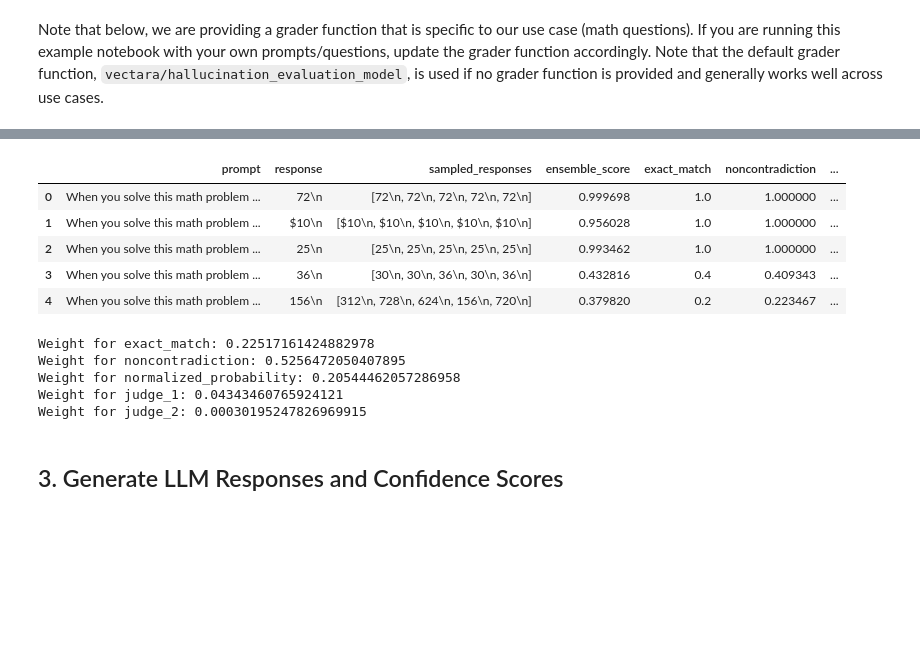
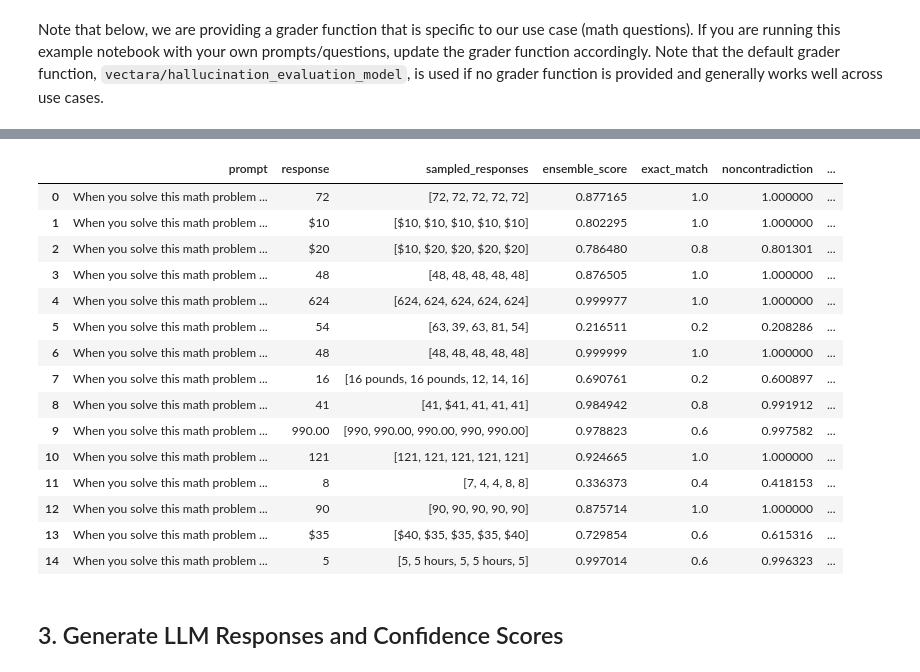
Before and after one commit to nklswld/uqlm, a Jupyter notebook: examples/ensemble_tuning_demo.ipynb, the cells around one changed output, grey strips where cells are left out. Cells and saved outputs as stored; diff of their text form; code cells hidden in the pictures; blank space fills up the shorter version.

```diff
--- a/examples/ensemble_tuning_demo.ipynb
+++ b/examples/ensemble_tuning_demo.ipynb
@@ -126,7 +126,7 @@ gpt = AzureChatOpenAI(
     deployment_name="gpt-4o",
     openai_api_type="azure",
     openai_api_version="2024-02-15-preview",
-    temperature=1,  # User to set temperature
+    temperature=1
 )
 # %%
 # import sys
@@ -274,16 +274,16 @@ scorers = [
     "exact_match",  # Measures proportion of candidate responses that match original response (black-box)
     "noncontradiction",  # mean non-contradiction probability between candidate responses and original response (black-box)
     "normalized_probability",  # length-normalized joint token probability (white-box)
-    gemini,  # LLM-as-a-judge (self)
-    gpt,  # LLM-as-a-judge (separate LLM)
+    gpt,  # LLM-as-a-judge (self)
+    gemini,  # LLM-as-a-judge (separate LLM)
 ]
 
 uqe = UQEnsemble(
-    llm=gemini,
+    llm=gpt,
     device=device,
-    max_calls_per_min=175,
+    max_calls_per_min=200,
     # postprocessor=math_postprocessor,
-    use_n_param=False,  # Set True if using AzureChatOpenAI for faster generation
+    use_n_param=False,  # Set True if using AzureChatOpenAI or ChatOpenAI for faster generation
     scorers=scorers,
 )
 # %% [output]
@@ -347,22 +358,23 @@ Optimizing threshold with grid search...
 # %%
 result_df = tune_results.to_df()
-result_df.head()
+result_df.head(15)
 # %% [output]
 |  | prompt | response | sampled_responses | ensemble_score | exact_match | noncontradiction | ... |
-| 0 | When you solve this math problem ... | 72\n | [72\n, 72\n, 72\n, 72\n, 72\n] | 0.999698 | 1.0 | 1.000000 | ... |
-| 1 | When you solve this math problem ... | $10\n | [$10\n, $10\n, $10\n, $10\n, $10\n] | 0.956028 | 1.0 | 1.000000 | ... |
-| 2 | When you solve this math problem ... | 25\n | [25\n, 25\n, 25\n, 25\n, 25\n] | 0.993462 | 1.0 | 1.000000 | ... |
-| 3 | When you solve this math problem ... | 36\n | [30\n, 30\n, 36\n, 30\n, 36\n] | 0.432816 | 0.4 | 0.409343 | ... |
-| 4 | When you solve this math problem ... | 156\n | [312\n, 728\n, 624\n, 156\n, 720\n] | 0.379820 | 0.2 | 0.223467 | ... |
+| 0 | When you solve this math problem ... | 72 | [72, 72, 72, 72, 72] | 0.877165 | 1.0 | 1.000000 | ... |
+| 1 | When you solve this math problem ... | $10 | [$10, $10, $10, $10, $10] | 0.802295 | 1.0 | 1.000000 | ... |
+| 2 | When you solve this math problem ... | $20 | [$10, $20, $20, $20, $20] | 0.786480 | 0.8 | 0.801301 | ... |
+| 3 | When you solve this math problem ... | 48 | [48, 48, 48, 48, 48] | 0.876505 | 1.0 | 1.000000 | ... |
+| 4 | When you solve this math problem ... | 624 | [624, 624, 624, 624, 624] | 0.999977 | 1.0 | 1.000000 | ... |
+| 5 | When you solve this math problem ... | 54 | [63, 39, 63, 81, 54] | 0.216511 | 0.2 | 0.208286 | ... |
+| 6 | When you solve this math problem ... | 48 | [48, 48, 48, 48, 48] | 0.999999 | 1.0 | 1.000000 | ... |
+| 7 | When you solve this math problem ... | 16 | [16 pounds, 16 pounds, 12, 14, 16] | 0.690761 | 0.2 | 0.600897 | ... |
+| 8 | When you solve this math problem ... | 41 | [41, $41, 41, 41, 41] | 0.984942 | 0.8 | 0.991912 | ... |
+| 9 | When you solve this math problem ... | 990.00 | [990, 990.00, 990.00, 990, 990.00] | 0.978823 | 0.6 | 0.997582 | ... |
+| 10 | When you solve this math problem ... | 121 | [121, 121, 121, 121, 121] | 0.924665 | 1.0 | 1.000000 | ... |
+| 11 | When you solve this math problem ... | 8 | [7, 4, 4, 8, 8] | 0.336373 | 0.4 | 0.418153 | ... |
+| 12 | When you solve this math problem ... | 90 | [90, 90, 90, 90, 90] | 0.875714 | 1.0 | 1.000000 | ... |
+| 13 | When you solve this math problem ... | $35 | [$40, $35, $35, $35, $40] | 0.729854 | 0.6 | 0.615316 | ... |
+| 14 | When you solve this math problem ... | 5 | [5, 5 hours, 5, 5 hours, 5] | 0.997014 | 0.6 | 0.996323 | ... |
-# %%
-for i, weight in enumerate(uqe.weights):
-    print(f"Weight for {uqe.component_names[i]}: {weight}")
-# %% [output]
-Weight for exact_match: 0.22517161424882978
-Weight for noncontradiction: 0.5256472050407895
-Weight for normalized_probability: 0.20544462057286958
-Weight for judge_1: 0.04343460765924121
-Weight for judge_2: 0.00030195247826969915
 # %%
 # Save the tuned ensemble's config
 uqe_tuned_config_file = "uqe_config_tuned.json"
```
Also changed, not shown: parts of 7 cells of this notebook, 1 other file.
